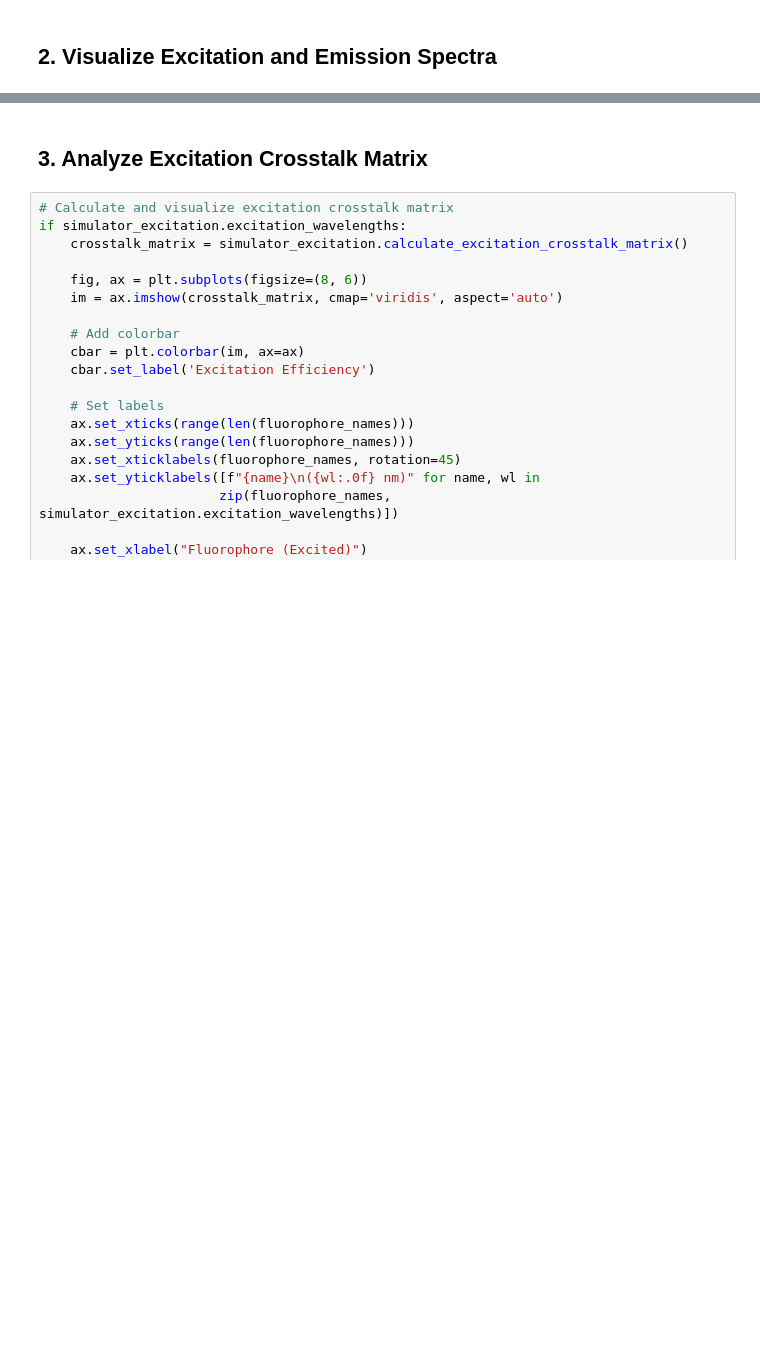
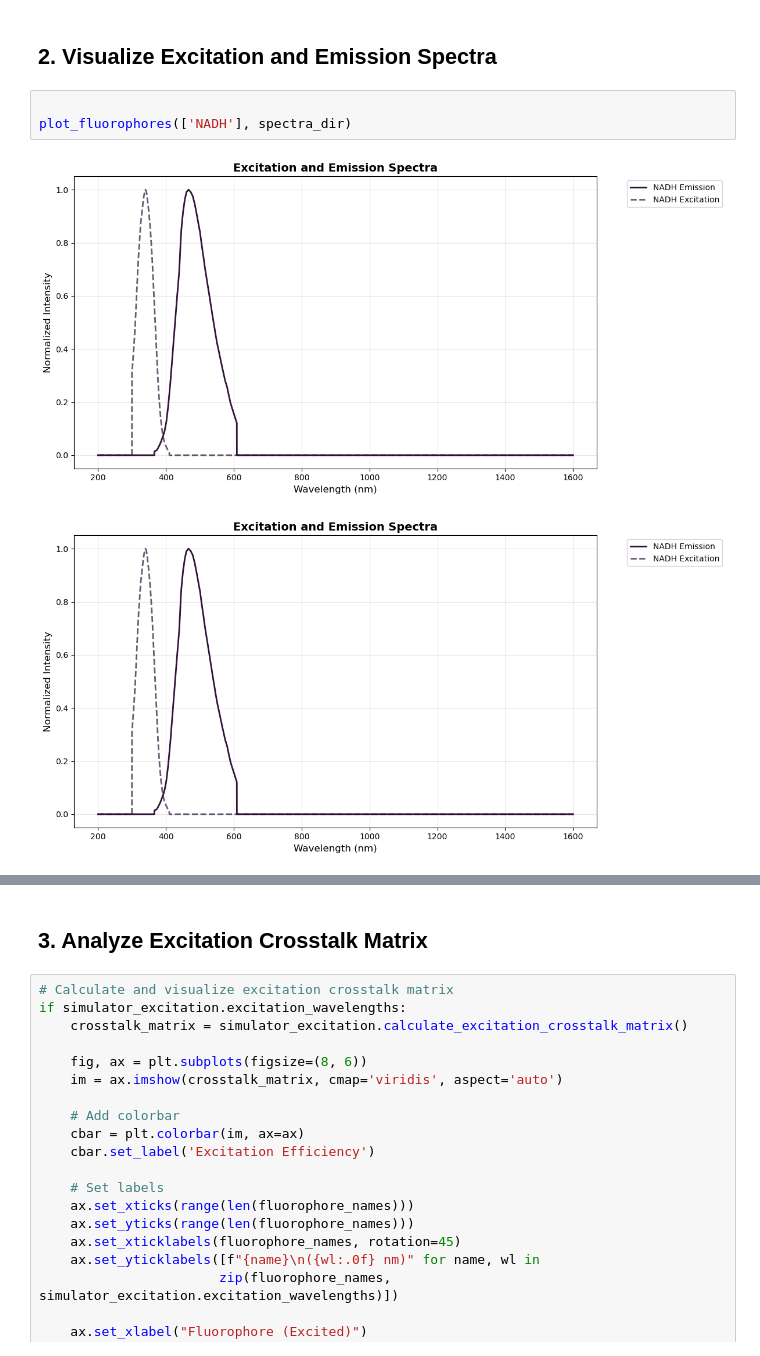
Before and after one commit to boazmohar/sbi-DELTA, a Jupyter notebook: notebooks/excitation_aware_demo.ipynb, the cells around one changed output, grey strips where cells are left out. Cells and saved outputs as stored; diff of their text form; blank space fills up the shorter version.

```diff
--- a/notebooks/excitation_aware_demo.ipynb
+++ b/notebooks/excitation_aware_demo.ipynb
@@ -58,5 +65,11 @@ print(f"Optimized excitation wavelengths: {simulator_excitation.excitation_wavel
 # %% [markdown]
 ## 2. Visualize Excitation and Emission Spectra
+# %%
+
+plot_fluorophores(['NADH'], spectra_dir)
+# %% [output]
+[figure, added]
+[figure, added]
 # %%
 # Plot fluorophore spectra
 plot_fluorophores(fluorophore_names, spectra_dir)
```
Also changed, not shown: parts of 6 cells of this notebook, 1 other file.
